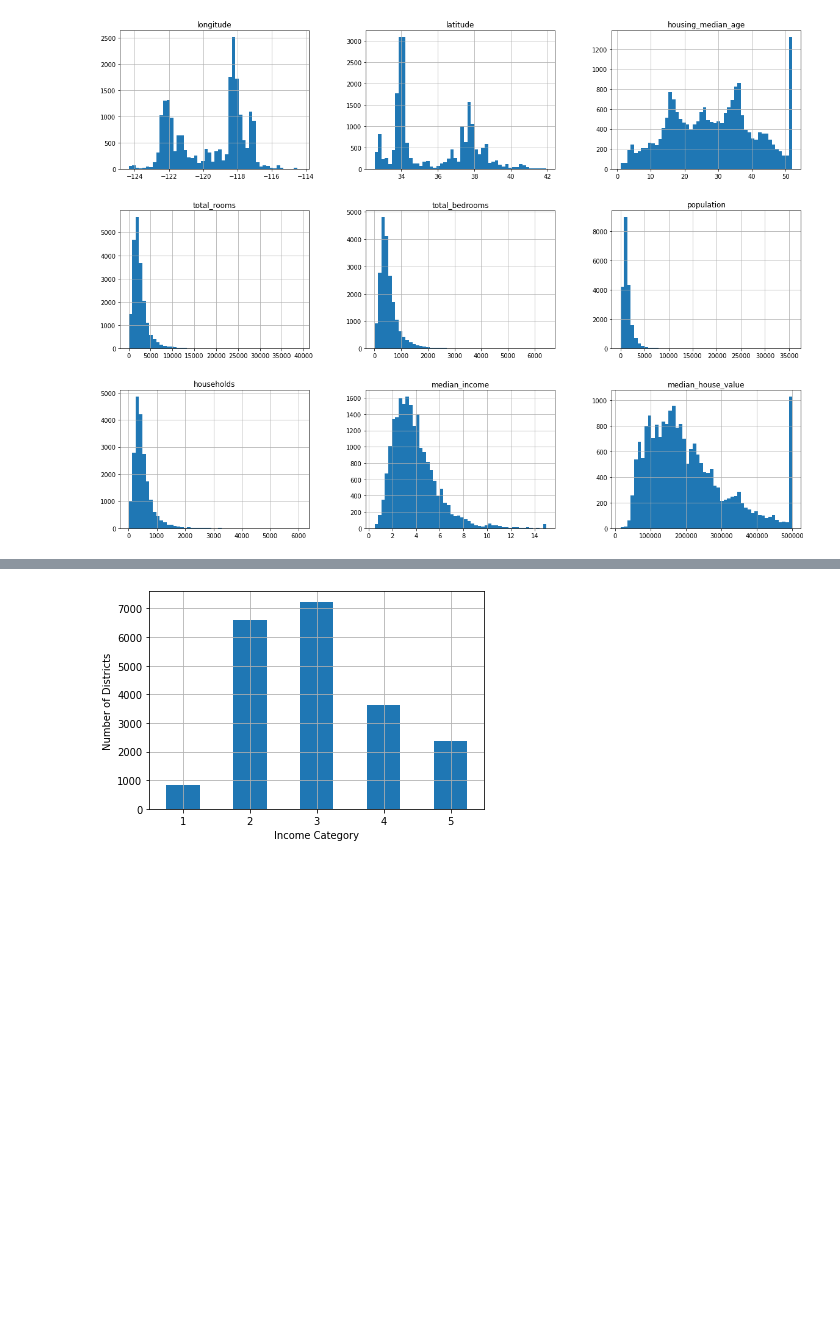
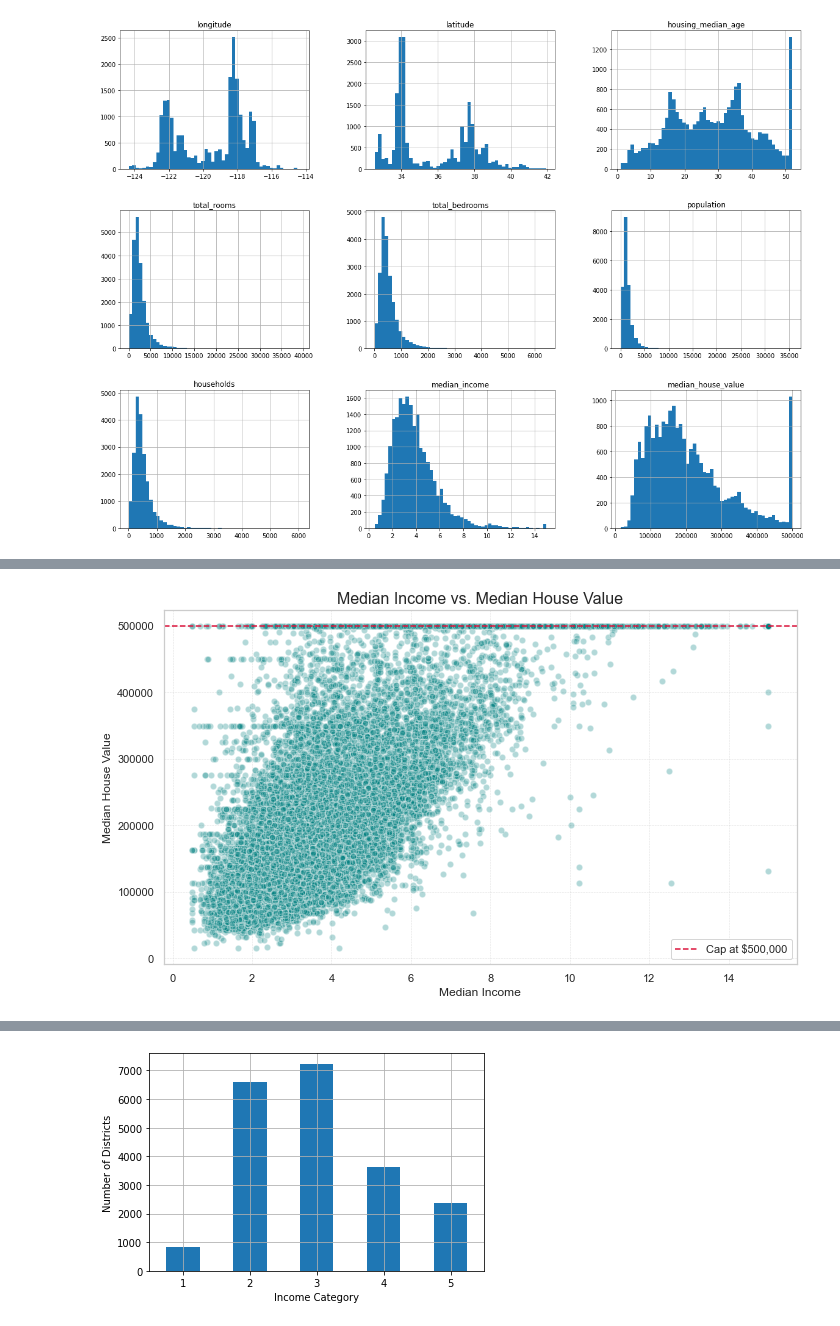
Before and after one commit to Arefe-Masnouie/housing_price, a Jupyter notebook: housing.ipynb, the cells around one changed output, grey strips where cells are left out. Cells and saved outputs as stored; diff of their text form; code cells hidden in the pictures; blank space fills up the shorter version.

```diff
--- a/housing.ipynb
+++ b/housing.ipynb
@@ -63,0 +74,31 @@ plt.show()
+# %%
+sns.set(style='whitegrid')
+
+# Create the scatter plot
+plt.figure(figsize=(10, 6))
+plt.scatter(
+    df['median_income'],
+    df['median_house_value'],
+    alpha=0.3,
+    color='teal',
+    edgecolors='white',
+    s=40
+)
+
+# Title and axis labels
+plt.title('Median Income vs. Median House Value', fontsize=16)
+plt.xlabel('Median Income', fontsize=12)
+plt.ylabel('Median House Value', fontsize=12)
+
+# Add a horizontal line to show the capping point (optional but insightful)
+plt.axhline(y=500000, color='crimson', linestyle='--', linewidth=1.5, label='Cap at $500,000')
+plt.legend()
+
+# Improve layout and visuals
+plt.grid(True, linestyle='--', linewidth=0.5, alpha=0.6)
+plt.tight_layout()
+
+# Show plot
+plt.show()
+# %% [output]
+[figure, added]
```
Also changed, not shown: parts of 13 cells of this notebook.
